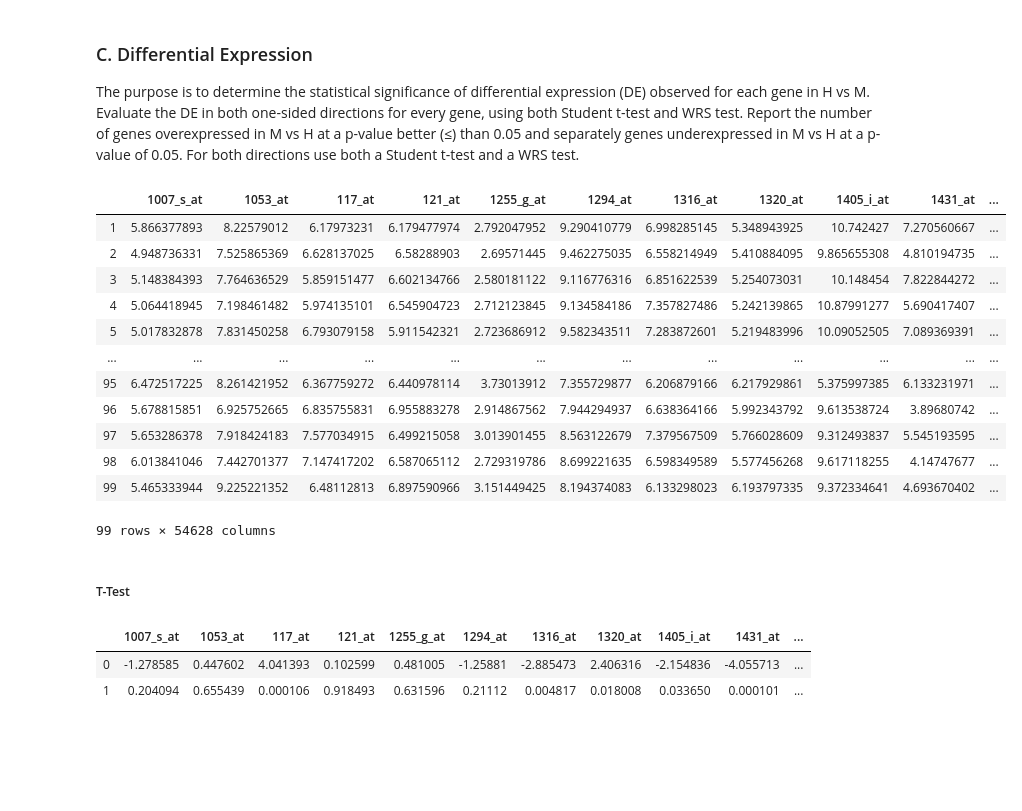
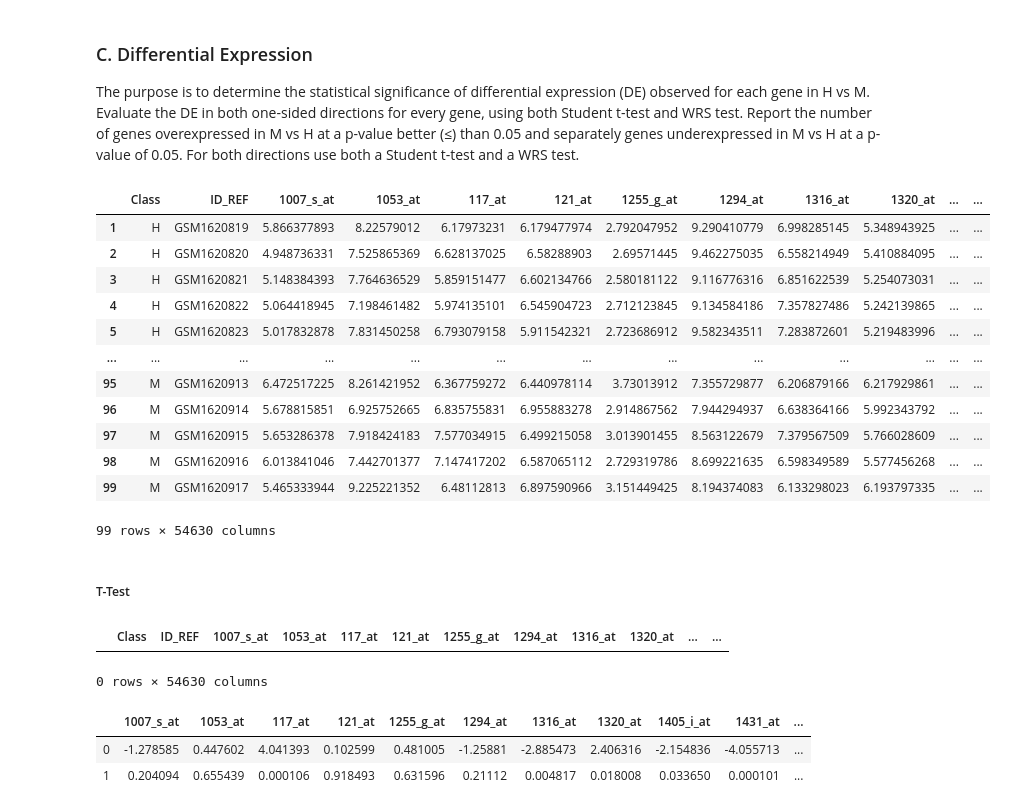
Before and after one commit to mayakerem/StatisticsDataAnalysis, a Jupyter notebook: HW4/204818181_329827190.ipynb, the cells around one changed output. Drawn from its saved outputs; the diff is of its cells as text; code cells hidden in the pictures; blank space fills up the shorter version.

```diff
--- a/HW4/204818181_329827190.ipynb
+++ b/HW4/204818181_329827190.ipynb
@@ -164,24 +164,29 @@ Report the number of genes overexpressed in M vs H at a p-value better (≤) tha
 # %%
 # Because of single side and double sided tail we need to define alpha as follows
 alpha = 0.05 * 2
 # we will be working on this data set because we dont want the 'Class' and 'ID_Ref' columns
-clean_transpose_data.iloc[:,2:]
+clean_transpose_data.iloc[:,:]
 # %% [output]
-|  | 1007_s_at | 1053_at | 117_at | 121_at | 1255_g_at | 1294_at | 1316_at | 1320_at | 1405_i_at | 1431_at | ... |
-| 1 | 5.866377893 | 8.22579012 | 6.17973231 | 6.179477974 | 2.792047952 | 9.290410779 | 6.998285145 | 5.348943925 | 10.742427 | 7.270560667 | ... |
-| 2 | 4.948736331 | 7.525865369 | 6.628137025 | 6.58288903 | 2.69571445 | 9.462275035 | 6.558214949 | 5.410884095 | 9.865655308 | 4.810194735 | ... |
-| 3 | 5.148384393 | 7.764636529 | 5.859151477 | 6.602134766 | 2.580181122 | 9.116776316 | 6.851622539 | 5.254073031 | 10.148454 | 7.822844272 | ... |
-| 4 | 5.064418945 | 7.198461482 | 5.974135101 | 6.545904723 | 2.712123845 | 9.134584186 | 7.357827486 | 5.242139865 | 10.87991277 | 5.690417407 | ... |
-| 5 | 5.017832878 | 7.831450258 | 6.793079158 | 5.911542321 | 2.723686912 | 9.582343511 | 7.283872601 | 5.219483996 | 10.09052505 | 7.089369391 | ... |
-| ... | ... | ... | ... | ... | ... | ... | ... | ... | ... | ... | ... |
-| 95 | 6.472517225 | 8.261421952 | 6.367759272 | 6.440978114 | 3.73013912 | 7.355729877 | 6.206879166 | 6.217929861 | 5.375997385 | 6.133231971 | ... |
-| 96 | 5.678815851 | 6.925752665 | 6.835755831 | 6.955883278 | 2.914867562 | 7.944294937 | 6.638364166 | 5.992343792 | 9.613538724 | 3.89680742 | ... |
-| 97 | 5.653286378 | 7.918424183 | 7.577034915 | 6.499215058 | 3.013901455 | 8.563122679 | 7.379567509 | 5.766028609 | 9.312493837 | 5.545193595 | ... |
-| 98 | 6.013841046 | 7.442701377 | 7.147417202 | 6.587065112 | 2.729319786 | 8.699221635 | 6.598349589 | 5.577456268 | 9.617118255 | 4.14747677 | ... |
-| 99 | 5.465333944 | 9.225221352 | 6.48112813 | 6.897590966 | 3.151449425 | 8.194374083 | 6.133298023 | 6.193797335 | 9.372334641 | 4.693670402 | ... |
+|  | Class | ID_REF | 1007_s_at | 1053_at | 117_at | 121_at | 1255_g_at | 1294_at | 1316_at | 1320_at | ... | ... |
+| 1 | H | GSM1620819 | 5.866377893 | 8.22579012 | 6.17973231 | 6.179477974 | 2.792047952 | 9.290410779 | 6.998285145 | 5.348943925 | ... | ... |
+| 2 | H | GSM1620820 | 4.948736331 | 7.525865369 | 6.628137025 | 6.58288903 | 2.69571445 | 9.462275035 | 6.558214949 | 5.410884095 | ... | ... |
+| 3 | H | GSM1620821 | 5.148384393 | 7.764636529 | 5.859151477 | 6.602134766 | 2.580181122 | 9.116776316 | 6.851622539 | 5.254073031 | ... | ... |
+| 4 | H | GSM1620822 | 5.064418945 | 7.198461482 | 5.974135101 | 6.545904723 | 2.712123845 | 9.134584186 | 7.357827486 | 5.242139865 | ... | ... |
+| 5 | H | GSM1620823 | 5.017832878 | 7.831450258 | 6.793079158 | 5.911542321 | 2.723686912 | 9.582343511 | 7.283872601 | 5.219483996 | ... | ... |
+| ... | ... | ... | ... | ... | ... | ... | ... | ... | ... | ... | ... | ... |
+| 95 | M | GSM1620913 | 6.472517225 | 8.261421952 | 6.367759272 | 6.440978114 | 3.73013912 | 7.355729877 | 6.206879166 | 6.217929861 | ... | ... |
+| 96 | M | GSM1620914 | 5.678815851 | 6.925752665 | 6.835755831 | 6.955883278 | 2.914867562 | 7.944294937 | 6.638364166 | 5.992343792 | ... | ... |
+| 97 | M | GSM1620915 | 5.653286378 | 7.918424183 | 7.577034915 | 6.499215058 | 3.013901455 | 8.563122679 | 7.379567509 | 5.766028609 | ... | ... |
+| 98 | M | GSM1620916 | 6.013841046 | 7.442701377 | 7.147417202 | 6.587065112 | 2.729319786 | 8.699221635 | 6.598349589 | 5.577456268 | ... | ... |
+| 99 | M | GSM1620917 | 5.465333944 | 9.225221352 | 6.48112813 | 6.897590966 | 3.151449425 | 8.194374083 | 6.133298023 | 6.193797335 | ... | ... |
-99 rows × 54628 columns
+99 rows × 54630 columns
 # %% [markdown]
 ##### T-Test ####
+# %%
+clean_transpose_data[clean_transpose_data.duplicated()==True]
+# %% [output]
+|  | Class | ID_REF | 1007_s_at | 1053_at | 117_at | 121_at | 1255_g_at | 1294_at | 1316_at | 1320_at | ... | ... |
+0 rows × 54630 columns
 # %%
 def calc_ttest(gene):
     ## defining the two independent samples
```
Also changed, not shown: parts of 8 cells of this notebook, 4 other files.
